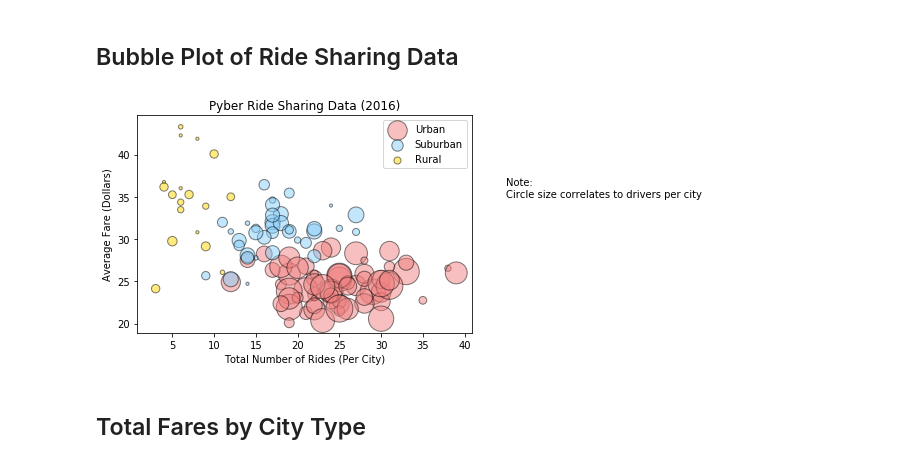
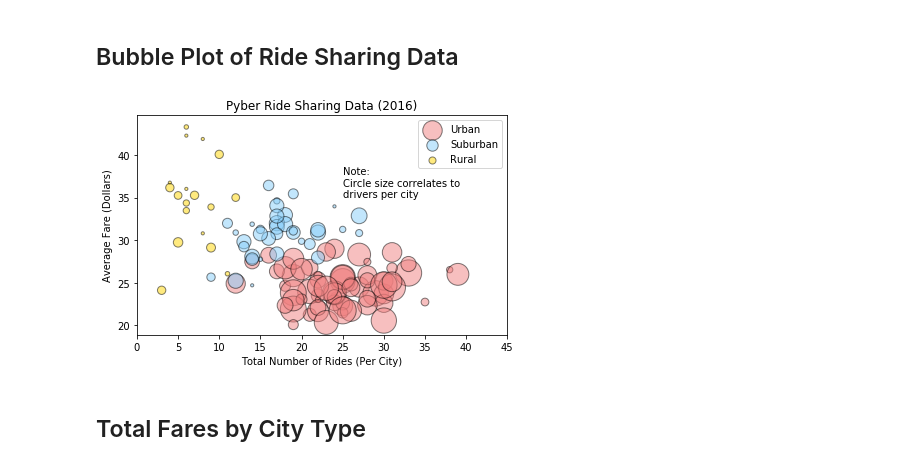
Before and after one commit to dkings3117/Matplotlib-Homework, a Jupyter notebook: pyber.ipynb, the cells around one changed output. Drawn from its saved outputs; the diff is of its cells as text; code cells hidden in the pictures.

```diff
--- a/pyber.ipynb
+++ b/pyber.ipynb
@@ -79,37 +79,40 @@ urban_y = city_df.loc[city_df["type"] == "Urban", "Average Fare"]
 #print(urban_y.head())
 suburb_x = city_df.loc[city_df["type"] == "Suburban", "Number of Rides"]
 suburb_y = city_df.loc[city_df["type"] == "Suburban", "Average Fare"]
 rural_x = city_df.loc[city_df["type"] == "Rural", "Number of Rides"]
 rural_y = city_df.loc[city_df["type"] == "Rural", "Average Fare"]
 urban_drivers = city_df.loc[city_df["type"] == "Urban", "driver_count"]
 suburb_drivers = city_df.loc[city_df["type"] == "Suburban", "driver_count"]
 rural_drivers = city_df.loc[city_df["type"] == "Rural", "driver_count"]
 
 # Build the scatter plots for each city type
 urban_plot = plt.scatter(urban_x, urban_y, marker="o", facecolors="lightcoral", edgecolors="black",
             s=10*urban_drivers, alpha=0.5)
 suburban_plot = plt.scatter(suburb_x, suburb_y, marker="o", facecolors="lightskyblue", edgecolors="black",
            s=10*suburb_drivers, alpha=0.5)
 rural_plot = plt.scatter(rural_x, rural_y, marker="o", facecolors="gold", edgecolors="black",
            s=10*rural_drivers, alpha=0.5)
 
 # Incorporate the other graph properties
-#plt.xlim(0, 65)
+plt.xlim(0, 45)
 plt.title("Pyber Ride Sharing Data (2016)")
 plt.xlabel("Total Number of Rides (Per City)")
 plt.ylabel("Average Fare (Dollars)")
+plt.tight_layout()
 
 # Create a legend
 plt.legend((urban_plot, suburban_plot, rural_plot),
            ('Urban', 'Suburban', 'Rural'))
 
 # Incorporate a text label regarding circle size
-plt.text(45,35,'Note:\nCircle size correlates to drivers per city')
+plt.text(25,35,'Note:\nCircle size correlates to\ndrivers per city')
 
 # Save Figure
-plt.savefig("Images/PyberRideSharingData.png")
+import os
+strFile = "Images/PyberRideSharingData.png"
+plt.savefig(strFile)
 # %% [output]
-[figure, old version]
+[figure, new version]
 # %%
 # Show plot
 plt.show()
```
Also changed, not shown: parts of 1 cell of this notebook.
